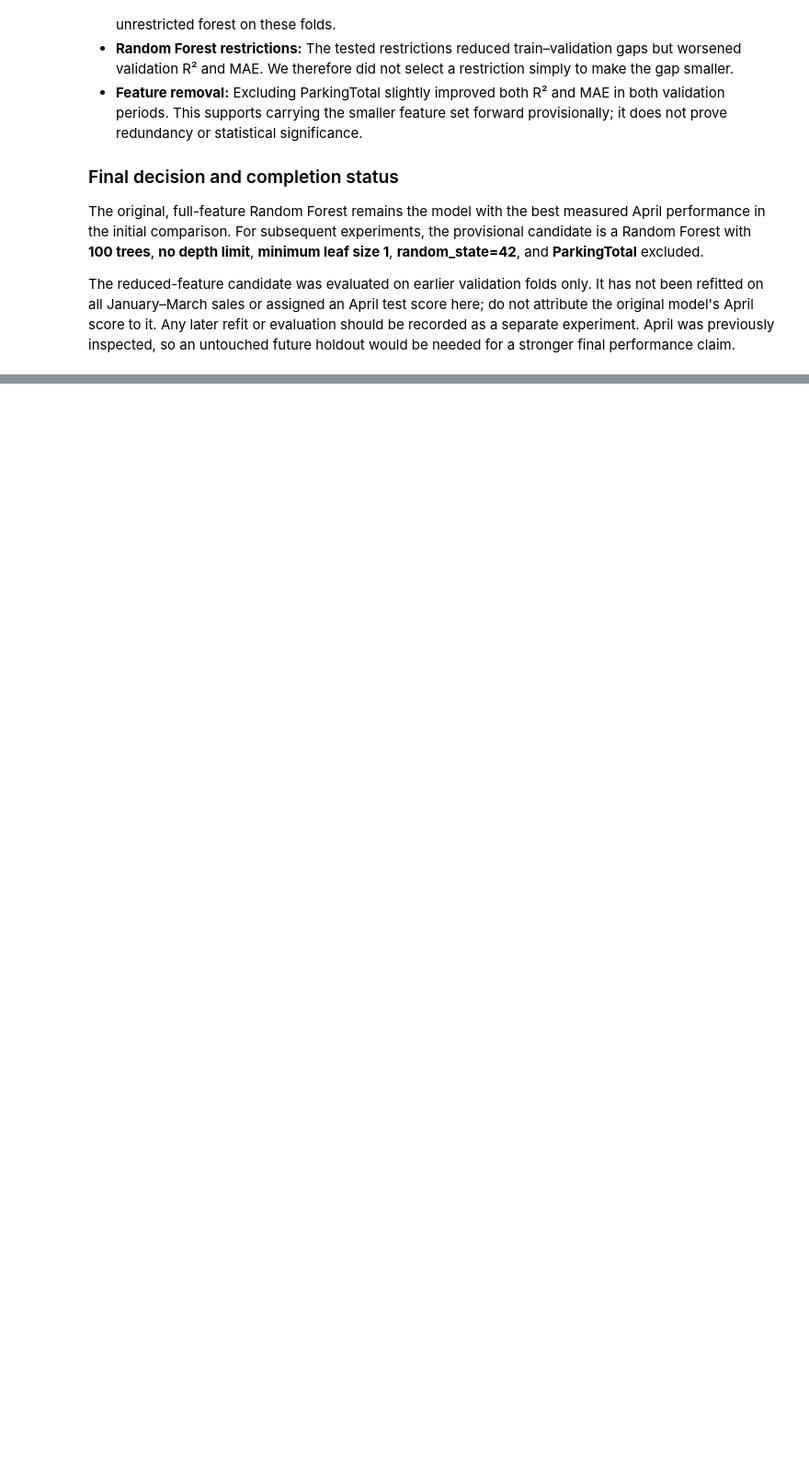
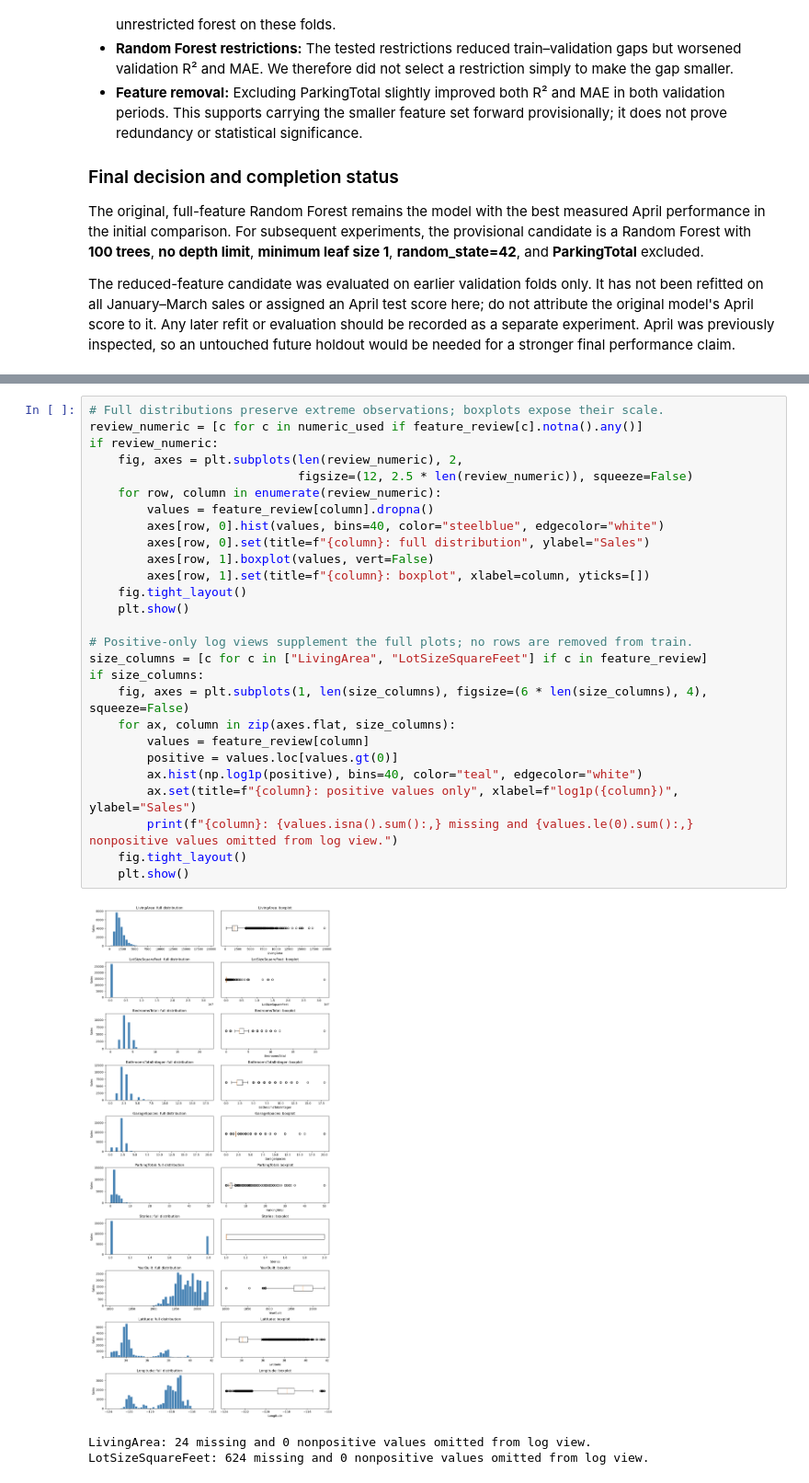
Before and after one commit to dairalmerino/IDX-Exchange-Data-Science, a Jupyter notebook: notebooks/04_model_comparison.ipynb, the cells around one changed output, grey strips where cells are left out. Shown at 92% size. Drawn from its saved outputs; the diff is of its cells as text; blank space fills up the shorter version.

```diff
--- a/notebooks/04_model_comparison.ipynb
+++ b/notebooks/04_model_comparison.ipynb
@@ -538,0 +598,31 @@ The reduced-feature candidate was evaluated on earlier validation folds only. It
+# %%
+# Full distributions preserve extreme observations; boxplots expose their scale.
+review_numeric = [c for c in numeric_used if feature_review[c].notna().any()]
+if review_numeric:
+    fig, axes = plt.subplots(len(review_numeric), 2,
+                             figsize=(12, 2.5 * len(review_numeric)), squeeze=False)
+    for row, column in enumerate(review_numeric):
+        values = feature_review[column].dropna()
+        axes[row, 0].hist(values, bins=40, color="steelblue", edgecolor="white")
+        axes[row, 0].set(title=f"{column}: full distribution", ylabel="Sales")
+        axes[row, 1].boxplot(values, vert=False)
+        axes[row, 1].set(title=f"{column}: boxplot", xlabel=column, yticks=[])
+    fig.tight_layout()
+    plt.show()
+
+# Positive-only log views supplement the full plots; no rows are removed from train.
+size_columns = [c for c in ["LivingArea", "LotSizeSquareFeet"] if c in feature_review]
+if size_columns:
+    fig, axes = plt.subplots(1, len(size_columns), figsize=(6 * len(size_columns), 4), squeeze=False)
+    for ax, column in zip(axes.flat, size_columns):
+        values = feature_review[column]
+        positive = values.loc[values.gt(0)]
+        ax.hist(np.log1p(positive), bins=40, color="teal", edgecolor="white")
+        ax.set(title=f"{column}: positive values only", xlabel=f"log1p({column})", ylabel="Sales")
+        print(f"{column}: {values.isna().sum():,} missing and {values.le(0).sum():,} nonpositive values omitted from log view.")
+    fig.tight_layout()
+    plt.show()
+# %% [output]
+[figure, added]
+LivingArea: 24 missing and 0 nonpositive values omitted from log view.
+LotSizeSquareFeet: 624 missing and 0 nonpositive values omitted from log view.
```
Also changed, not shown: parts of 21 cells of this notebook, 3 other files.
